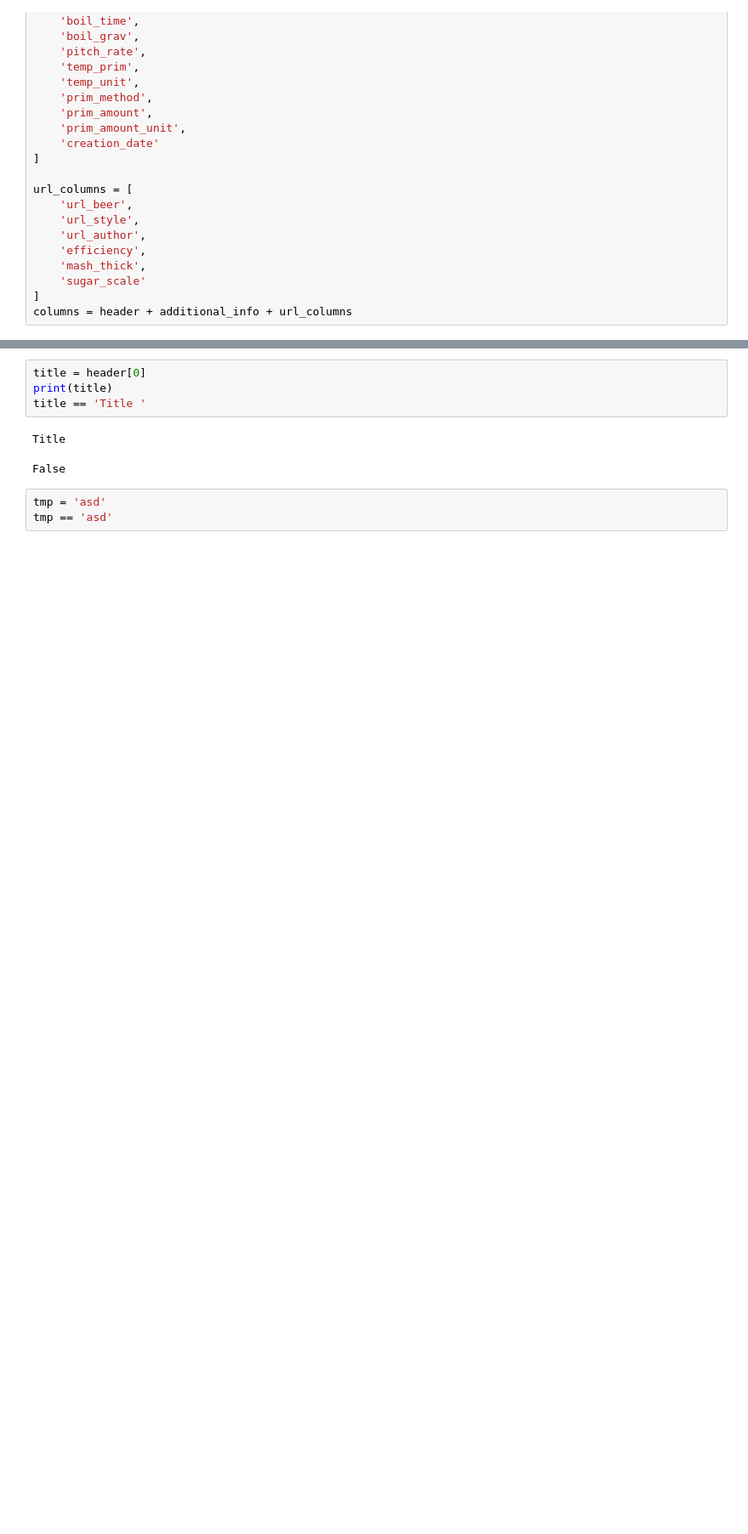
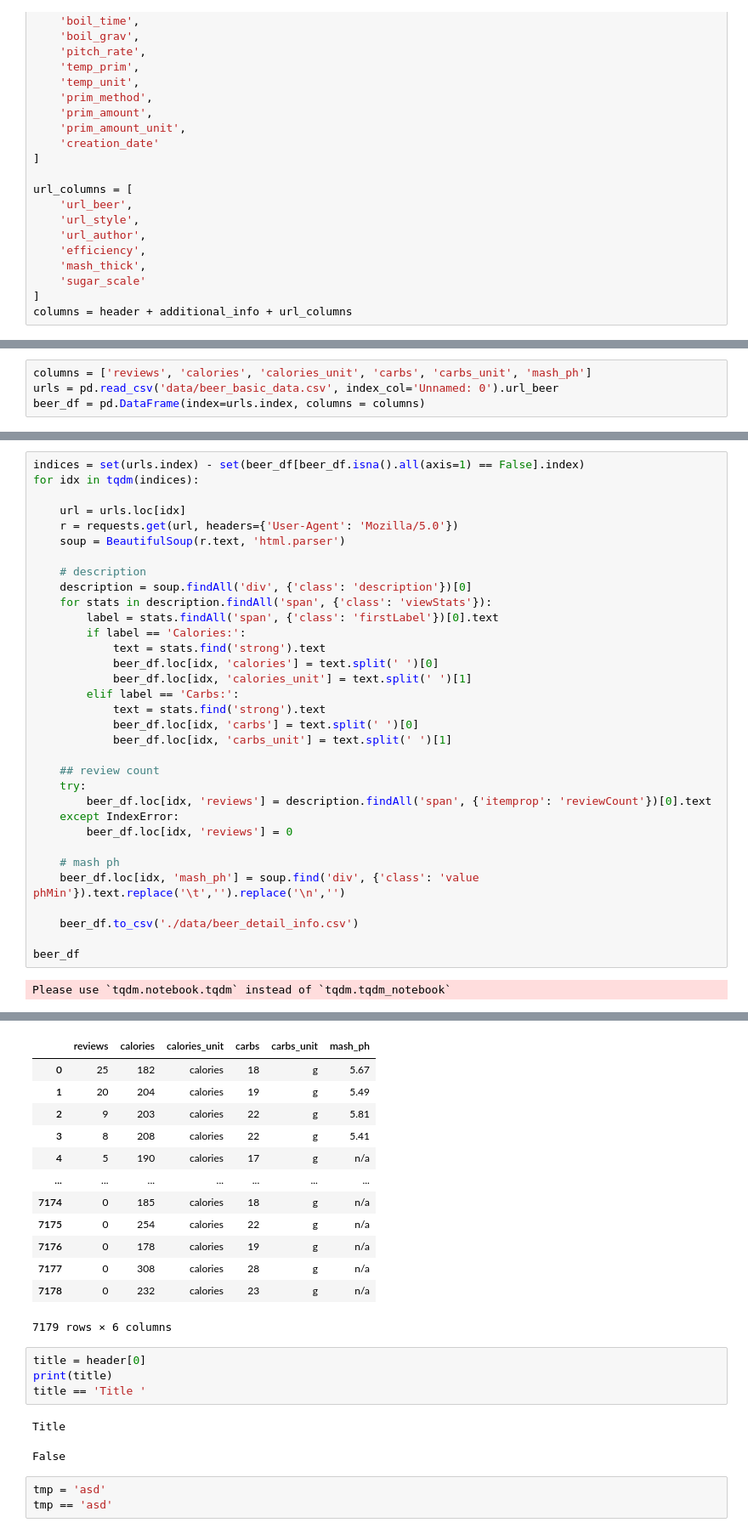
Before and after one commit to TandemElephant/BrewersFriendAI, a Jupyter notebook: scraper.ipynb, the cells around one changed output, grey strips where cells are left out. Shown: that part at 85% size. Saved outputs shown, nothing was run; the diff lists cells and outputs as text; blank space fills up the shorter version.

```diff
--- a/scraper.ipynb
+++ b/scraper.ipynb
@@ -312,0 +306,4 @@ row
+# %%
+columns = ['reviews', 'calories', 'calories_unit', 'carbs', 'carbs_unit', 'mash_ph']
+urls = pd.read_csv('data/beer_basic_data.csv', index_col='Unnamed: 0').url_beer
+beer_df = pd.DataFrame(index=urls.index, columns = columns)
@@ -312,0 +330,35 @@ row
+# %%
+indices = set(urls.index) - set(beer_df[beer_df.isna().all(axis=1) == False].index)
+for idx in tqdm(indices):
+
+    url = urls.loc[idx]
+    r = requests.get(url, headers={'User-Agent': 'Mozilla/5.0'})
+    soup = BeautifulSoup(r.text, 'html.parser')
+
+    # description
+    description = soup.findAll('div', {'class': 'description'})[0]
+    for stats in description.findAll('span', {'class': 'viewStats'}):
+        label = stats.findAll('span', {'class': 'firstLabel'})[0].text
+        if label == 'Calories:':
+            text = stats.find('strong').text
+            beer_df.loc[idx, 'calories'] = text.split(' ')[0]
+            beer_df.loc[idx, 'calories_unit'] = text.split(' ')[1]
+        elif label == 'Carbs:':
+            text = stats.find('strong').text
+            beer_df.loc[idx, 'carbs'] = text.split(' ')[0]
+            beer_df.loc[idx, 'carbs_unit'] = text.split(' ')[1]
+
+    ## review count
+    try:
+        beer_df.loc[idx, 'reviews'] = description.findAll('span', {'itemprop': 'reviewCount'})[0].text
+    except IndexError:
+        beer_df.loc[idx, 'reviews'] = 0
+
+    # mash ph
+    beer_df.loc[idx, 'mash_ph'] = soup.find('div', {'class': 'value phMin'}).text.replace('\t','').replace('\n','')
+
+    beer_df.to_csv('./data/beer_detail_info.csv')
+
+beer_df
+# %% [output]
+Please use `tqdm.notebook.tqdm` instead of `tqdm.tqdm_notebook`
@@ -313,3 +366,16 @@ row
+|  | reviews | calories | calories_unit | carbs | carbs_unit | mash_ph |
+| 0 | 25 | 182 | calories | 18 | g | 5.67 |
+| 1 | 20 | 204 | calories | 19 | g | 5.49 |
+| 2 | 9 | 203 | calories | 22 | g | 5.81 |
+| 3 | 8 | 208 | calories | 22 | g | 5.41 |
+| 4 | 5 | 190 | calories | 17 | g | n/a |
+| ... | ... | ... | ... | ... | ... | ... |
+| 7174 | 0 | 185 | calories | 18 | g | n/a |
+| 7175 | 0 | 254 | calories | 22 | g | n/a |
+| 7176 | 0 | 178 | calories | 19 | g | n/a |
+| 7177 | 0 | 308 | calories | 28 | g | n/a |
+| 7178 | 0 | 232 | calories | 23 | g | n/a |
+7179 rows × 6 columns
 # %%
 title = header[0]
 print(title)
```
Also changed, not shown: parts of 9 cells of this notebook, 16 other files.
